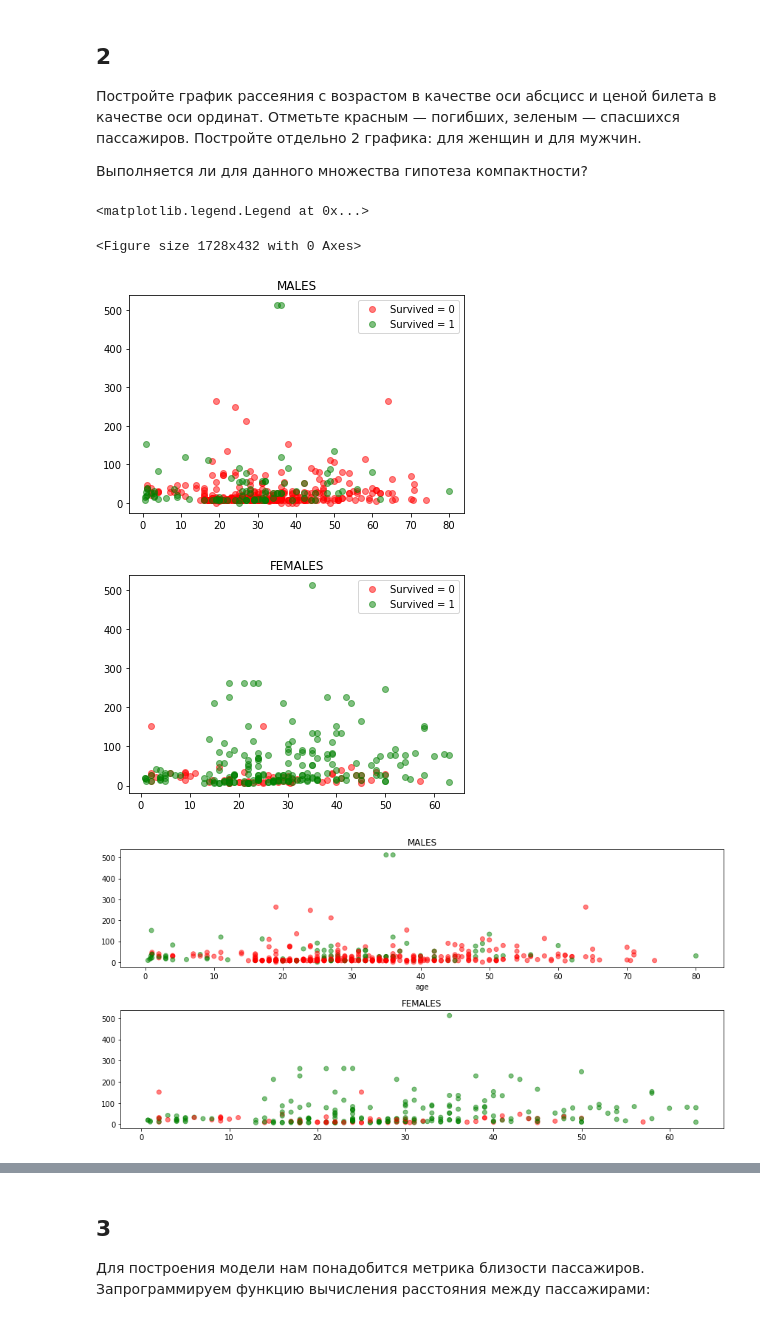
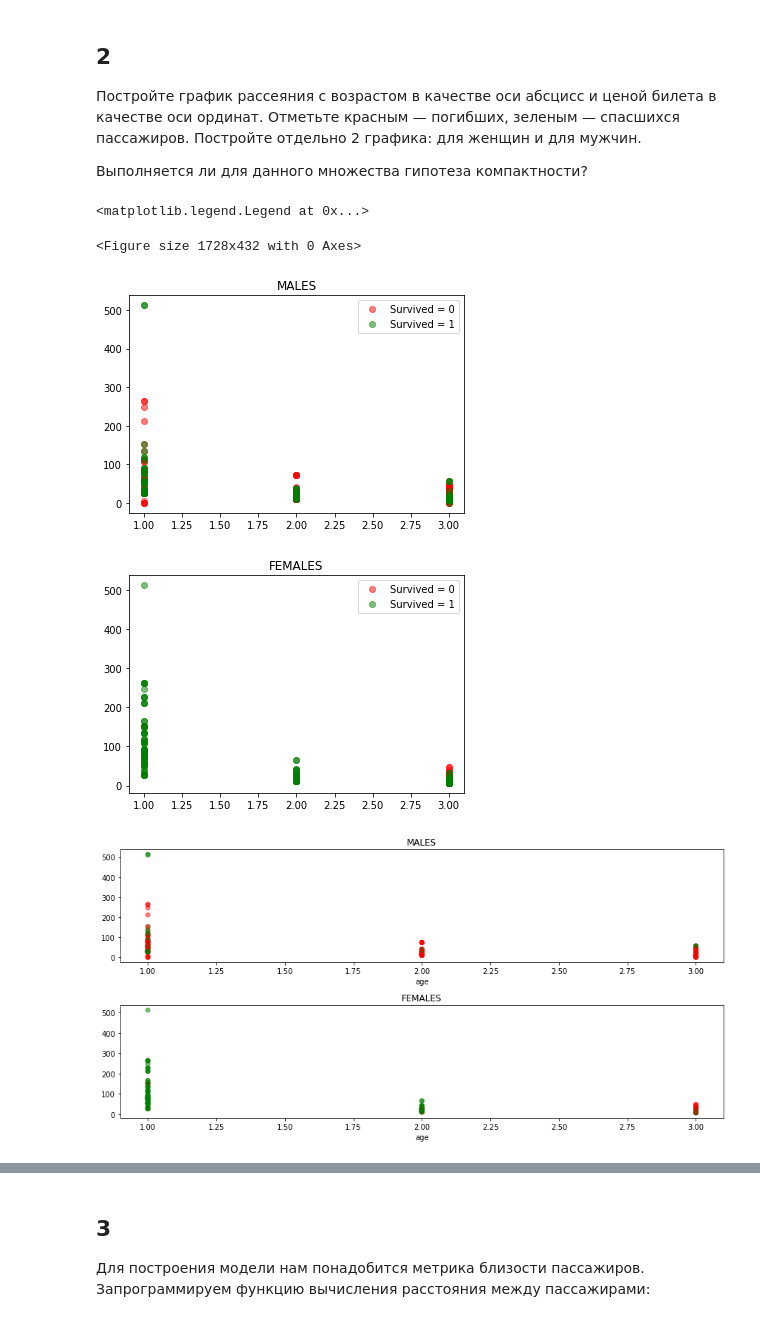
Before and after one commit to SokolovMichail/SFEDU_Master_MachineLearning, a Jupyter notebook: lab3/lab-3-knn-ru.ipynb, the cells around one changed output, grey strips where cells are left out. Saved outputs shown, nothing was run; the diff lists cells and outputs as text; code cells hidden in the pictures.

```diff
--- a/lab3/lab-3-knn-ru.ipynb
+++ b/lab3/lab-3-knn-ru.ipynb
@@ -63,38 +63,38 @@ data_females = data[data['Sex']=='female']
 # %%
 #Построим график 1 способом
 fig = plt.figure(figsize=(24, 6))
 groups = data_males.groupby('Survived')
 colors = ['red','green']
 fig1,ax = plt.subplots()
 for tmp,color in zip(groups, colors):
     name, group = tmp
-    ax.plot(group["Age"], group["Fare"], marker="o", linestyle="", label='Survived = ' + str(name),color = color,alpha=0.5)
+    ax.plot(group["Pclass"], group["Fare"], marker="o", linestyle="", label='Survived = ' + str(name),color = color,alpha=0.5)
     ax.set_title("MALES")
 plt.legend()
 groups = data_females.groupby('Survived')
 fig1,ax = plt.subplots()
 for tmp,color in zip(groups, colors):
     name, group = tmp
-    ax.plot(group["Age"], group["Fare"], marker="o", linestyle="", label='Survived = ' + str(name),color = color,alpha=0.5)
+    ax.plot(group["Pclass"], group["Fare"], marker="o", linestyle="", label='Survived = ' + str(name),color = color,alpha=0.5)
     ax.set_title ("FEMALES")
 plt.legend()
 # %% [output]
 <matplotlib.legend.Legend at 0x...>
 <Figure size 1728x432 with 0 Axes>
-[figure, old version]
+[figure, new version]
-[figure, old version]
+[figure, new version]
 # %%
 # А теперь 2 способом
 from matplotlib.colors import LinearSegmentedColormap
 cmap = LinearSegmentedColormap.from_list('customcmap',['red','green'])
 #Males
 fig1,(ax1,ax2) = plt.subplots(2,1,figsize=(12,6))
-ax1.scatter(data_males["Age"], data_males["Fare"],c=data_males["Survived"],cmap = cmap,alpha = 0.5)
+ax1.scatter(data_males["Pclass"], data_males["Fare"],c=data_males["Survived"],cmap = cmap,alpha = 0.5)
 ax1.set_title("MALES")
 ax1.set_xlabel('age')
-ax2.scatter(data_females["Age"], data_females["Fare"],c=data_females["Survived"],cmap = cmap,alpha = 0.5)
+ax2.scatter(data_females["Pclass"], data_females["Fare"],c=data_females["Survived"],cmap = cmap,alpha = 0.5)
 ax2.set_title("FEMALES")
-ax1.set_xlabel('age')
+ax2.set_xlabel('age')
 plt.tight_layout()
 # %% [output]
-[figure, old version]
+[figure, new version]
```
Also changed, not shown: parts of 9 cells of this notebook, 1 other file.
